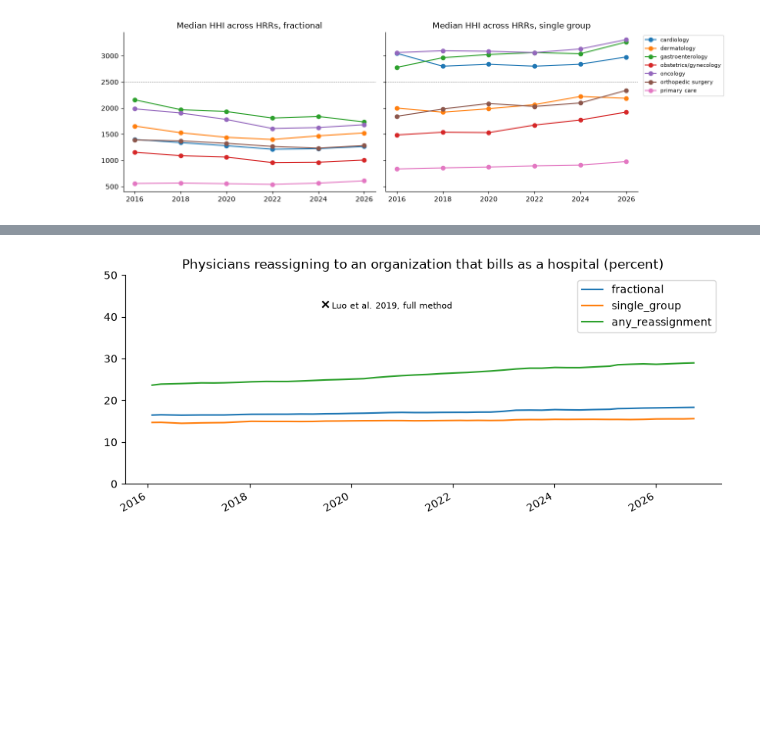
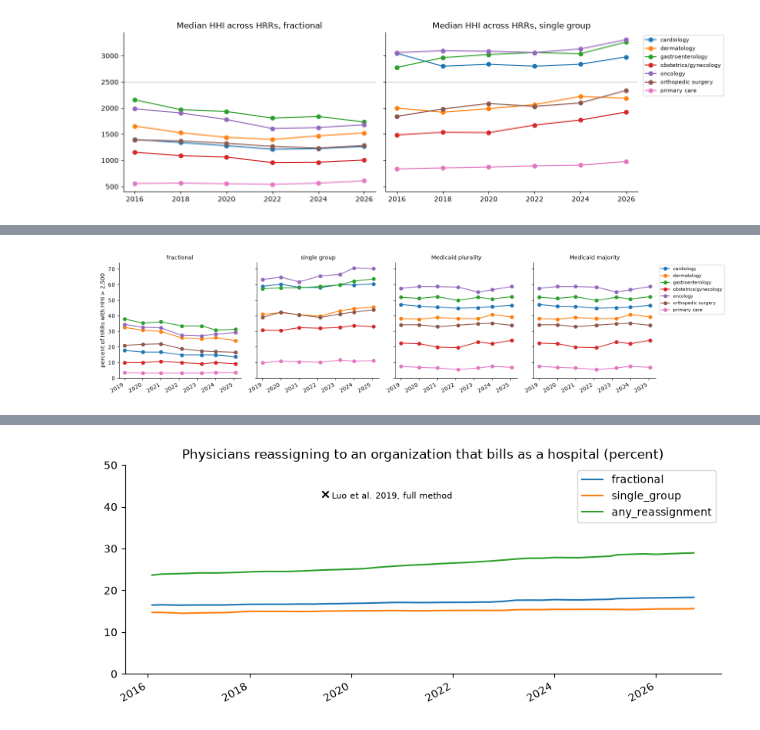
Before and after one commit to nathansutton/healthcare-ledger, a Jupyter notebook: research/provider-networks/provider_networks.ipynb, the cells around one changed output, grey strips where cells are left out. Drawn from its saved outputs; the diff is of its cells as text; code cells hidden in the pictures; blank space fills up the shorter version.

```diff
--- a/research/provider-networks/provider_networks.ipynb
+++ b/research/provider-networks/provider_networks.ipynb
@@ -334,0 +484,23 @@ Luo et al. (2024) call a physician vertically integrated when they bill primaril
+# %%
+con.execute("""
+CREATE TABLE weighted_hhi AS
+WITH m AS (
+    SELECT e.as_of_date, e.weighting, h.hrr, s.specialty, e.organization_pac_id, sum(e.wt) AS physicians
+    FROM weighted_edge e
+    JOIN physician_specialty s ON s.as_of_date = e.as_of_date AND s.pac_id = e.practitioner_pac_id
+    JOIN hrr h ON h.zip5 = s.practice_zip5
+    WHERE s.specialty IS NOT NULL
+    GROUP BY ALL)
+SELECT as_of_date, weighting, hrr, specialty, sum(physicians) AS physicians,
+       sum(power(100 * physicians, 2)) / power(sum(physicians), 2) AS hhi
+FROM m GROUP BY ALL
+""")
+whhi = con.sql("""
+SELECT as_of_date, weighting, specialty, 100 * avg(CAST(hhi > 2500 AS INTEGER)) AS pct_highly_concentrated, median(hhi) AS median_hhi
+FROM weighted_hhi GROUP BY ALL ORDER BY ALL
+""").df()
+first, last = whhi.as_of_date.min(), whhi.as_of_date.max()
+change = whhi[whhi.as_of_date.isin([first, last])].pivot(index=["specialty", "weighting"], columns="as_of_date", values="pct_highly_concentrated")
+change.columns = [str(c.date()) for c in change.columns]
+change["change"] = change.iloc[:, 1] - change.iloc[:, 0]
+change.round(1)
@@ -334,0 +526,13 @@ Luo et al. (2024) call a physician vertically integrated when they bill primaril
+# %%
+fig, axes = plt.subplots(1, 4, figsize=(16, 3.8), sharey=True)
+for ax, w in zip(axes, ["fractional", "single group", "Medicaid plurality", "Medicaid majority"]):
+    d = whhi[whhi.weighting == w]
+    if len(d):
+        d.pivot(index="as_of_date", columns="specialty", values="pct_highly_concentrated").plot(ax=ax, marker="o", legend=False)
+    ax.set_title(w, fontsize=10); ax.set_xlabel("")
+axes[0].set_ylabel("percent of HRRs with HHI > 2,500")
+if axes[-1].lines:
+    axes[-1].legend(bbox_to_anchor=(1.01, 1), loc="upper left", fontsize=8)
+plt.tight_layout(); plt.show()
+# %% [output]
+[figure, added]
```
Also changed, not shown: parts of 13 cells of this notebook, 4 other files.
